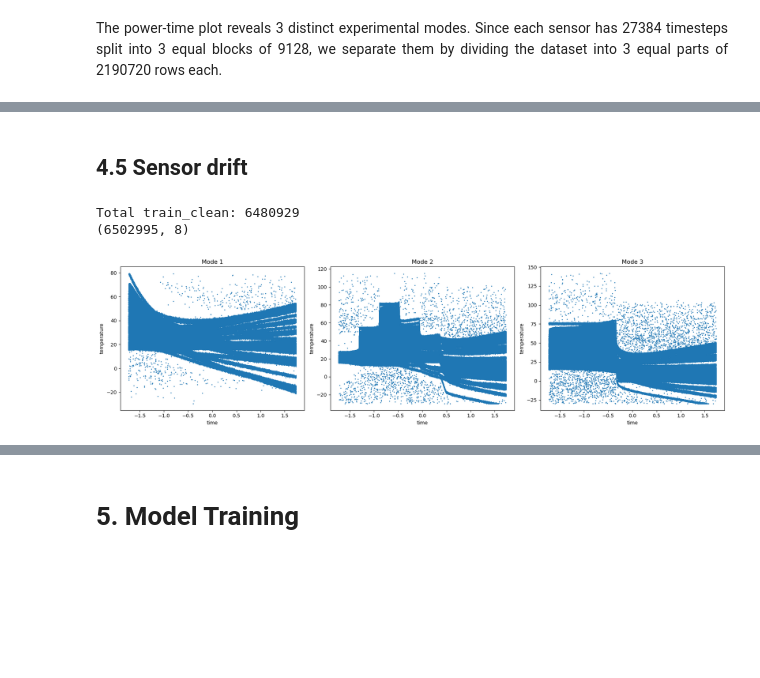
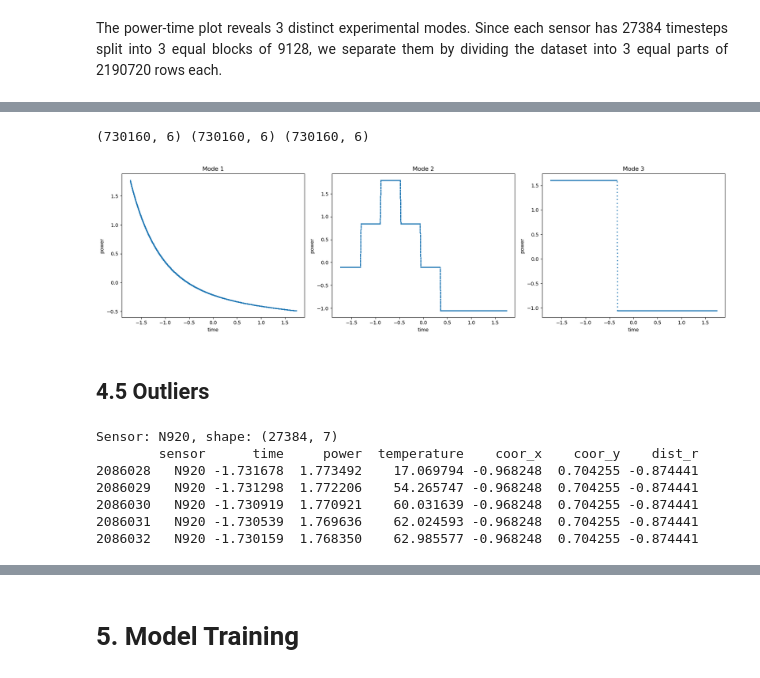
Before and after one commit to alicebeast/FinalProject_ML, a Jupyter notebook: train.ipynb, the cells around one changed output, grey strips where cells are left out. Drawn from its saved outputs; the diff is of its cells as text; code cells hidden in the pictures; blank space fills up the shorter version.

Commit message:
tri outliers & KNN finito

```diff
--- a/train.ipynb
+++ b/train.ipynb
@@ -343,3 +343,26 @@ plt.show()
 [figure]
+# %%
+#same for test
+BLOCK = len(test) // 3
+
+test_mode1 = test.iloc[0       : BLOCK].copy()
+test_mode2 = test.iloc[BLOCK   : 2*BLOCK].copy()
+test_mode3 = test.iloc[2*BLOCK :].copy()
+
+# Vérification
+print(test_mode1.shape, test_mode2.shape, test_mode3.shape)
+
+# Visualiser les 3 modes séparément
+fig, axes = plt.subplots(1, 3, figsize=(18, 5))
+
+test_mode1.plot(kind='scatter', x='time', y='power', ax=axes[0], title='Mode 1', s=1)
+test_mode2.plot(kind='scatter', x='time', y='power', ax=axes[1], title='Mode 2', s=1)
+test_mode3.plot(kind='scatter', x='time', y='power', ax=axes[2], title='Mode 3', s=1)
+
+plt.tight_layout()
+plt.show()
+# %% [output]
+(730160, 6) (730160, 6) (730160, 6)
+[figure, added]
 # %% [markdown]
-## 4.5 Sensor drift
+## 4.5 Outliers
@@ -367,34 +369,13 @@ def remove_outliers(df, threshold=3, column='temperature'):
-# %%
-#cleans each modes and each sensors separatly
-mode1_clean = (
-    mode1.groupby('sensor', group_keys=False)
-    .apply(lambda df: remove_outliers(df))
-)
-
-mode2_clean = (
-    mode2.groupby('sensor', group_keys=False)
-    .apply(lambda df: remove_outliers(df))
-)
-
-mode3_clean = (
-    mode3.groupby('sensor', group_keys=False)
-    .apply(lambda df: remove_outliers(df))
-)
-
-train_clean = pd.concat([mode1_clean, mode2_clean, mode3_clean], ignore_index=True)
-print(f"Total train_clean: {len(train_clean)}")
-print(train.shape)
-# %% [output]
-Total train_clean: 6480929
-(6502995, 8)
-# %%
-fig, axes = plt.subplots(1, 3, figsize=(18, 5))
-
-mode1_clean.plot(kind='scatter', x='time', y='temperature', ax=axes[0], title='Mode 1', s=1)
-mode2_clean.plot(kind='scatter', x='time', y='temperature', ax=axes[1], title='Mode 2', s=1)
-mode3_clean.plot(kind='scatter', x='time', y='temperature', ax=axes[2], title='Mode 3', s=1)
-
-plt.tight_layout()
-plt.show()
-# %% [output]
-[figure, removed]
+# %%
+random_sensor = train['sensor'].sample(1).values[0]
+subset = train[train['sensor'] == random_sensor]
+print(f"Sensor: {random_sensor}, shape: {subset.shape}")
+print(subset.head())
+# %% [output]
+Sensor: N920, shape: (27384, 7)
+        sensor      time     power  temperature    coor_x    coor_y    dist_r
+2086028   N920 -1.731678  1.773492    17.069794 -0.968248  0.704255 -0.874441
+2086029   N920 -1.731298  1.772206    54.265747 -0.968248  0.704255 -0.874441
+2086030   N920 -1.730919  1.770921    60.031639 -0.968248  0.704255 -0.874441
+2086031   N920 -1.730539  1.769636    62.024593 -0.968248  0.704255 -0.874441
+2086032   N920 -1.730159  1.768350    62.985577 -0.968248  0.704255 -0.874441
```
Also changed, not shown: parts of 28 cells of this notebook, 1 other file.
